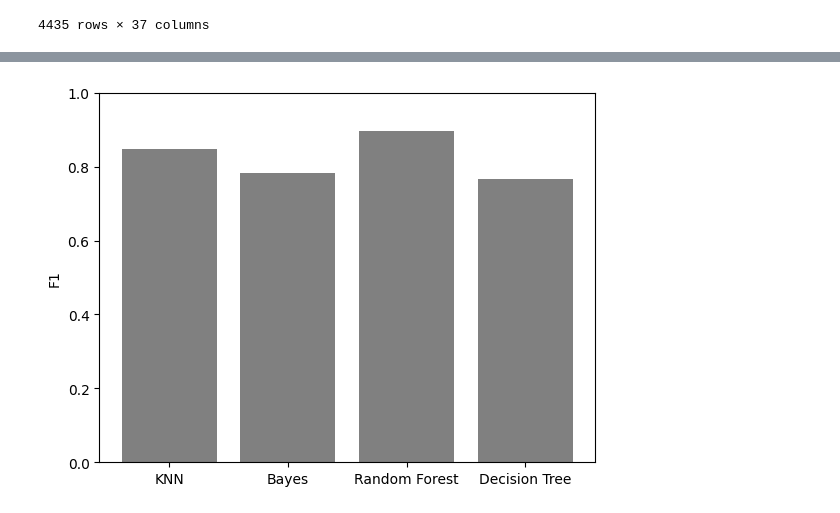
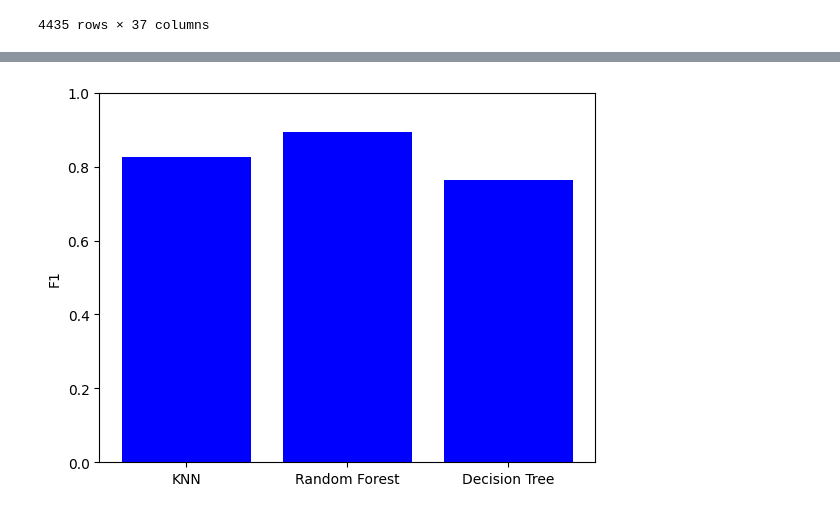
Before and after one commit to nduongctu/landsat, a Jupyter notebook: statlog.ipynb, the cells around one changed output, grey strips where cells are left out. Cells and saved outputs as stored; diff of their text form; code cells hidden in the pictures.

```diff
--- a/statlog.ipynb
+++ b/statlog.ipynb
@@ -149,7 +93,0 @@ Bayes
-# %%
-from sklearn.naive_bayes import GaussianNB
-bayes_model = GaussianNB()
-bayes_model.fit(X_train, y_train)
-y_pred = bayes_model.predict(X_test)
-f1_bayes = f1_score(y_test, y_pred, average='macro')
-print("F1 :", f1_bayes)
@@ -160,12 +118,18 @@ Cây quyết định
 # %%
 from sklearn.tree import DecisionTreeClassifier
+n = 5
+f1_dt_sum = []
+for i in range(n):
 # Xây dựng mô hình decision tree
-dt_model = DecisionTreeClassifier(criterion="gini",max_depth=5)
-# Huấn luyện mô hình trên tập huấn luyện
-dt_model.fit(X_train, y_train)
-# Sử dụng mô hình để dự đoán kết quả trên tập kiểm tra
-y_pred = dt_model.predict(X_test)
-# Đánh giá độ chính xác của mô hình trên tập kiểm tra
-f1_dt = f1_score(y_test, y_pred, average='macro')
-print("F1 :", f1_dt)
+  dt_model = DecisionTreeClassifier(criterion="gini",max_depth=5)
+  dt_model.fit(X_train, y_train)
+  y_pred = dt_model.predict(X_test)
+  f1_dt = f1_score(y_test, y_pred, average='macro')
+  f1_dt_sum.append(f1_dt)
+  print("F1 lan lap thu",i+1,":", f1_dt)
+sum1= 0
+for s in f1_dt_sum :
+  sum1 += s
+dt_avg = sum1/len(f1_dt_sum)
+print("F1 trung binh cua 5 lan lap:" ,dt_avg)
 # %% [output]
@@ -173,11 +150,9 @@ F1 : 0.76512911106518
 # %%
-import matplotlib.pyplot as plt
-
-models = ['KNN', 'Bayes','Random Forest','Decision Tree']
-accuracy = [f1_knn, f1_bayes,f1_rf,f1_dt]
-plt.bar(models, accuracy, color='gray')
+models = ['KNN','Random Forest','Decision Tree']
+f1 = [f1_knn,f1_rf,f1_dt]
+plt.bar(models, f1, color='blue')
 plt.ylabel("F1")
 plt.ylim(0.0, 1.0)
 plt.show()
 # %% [output]
-[figure, old version]
+[figure, new version]
```
Also changed, not shown: parts of 19 cells of this notebook.
